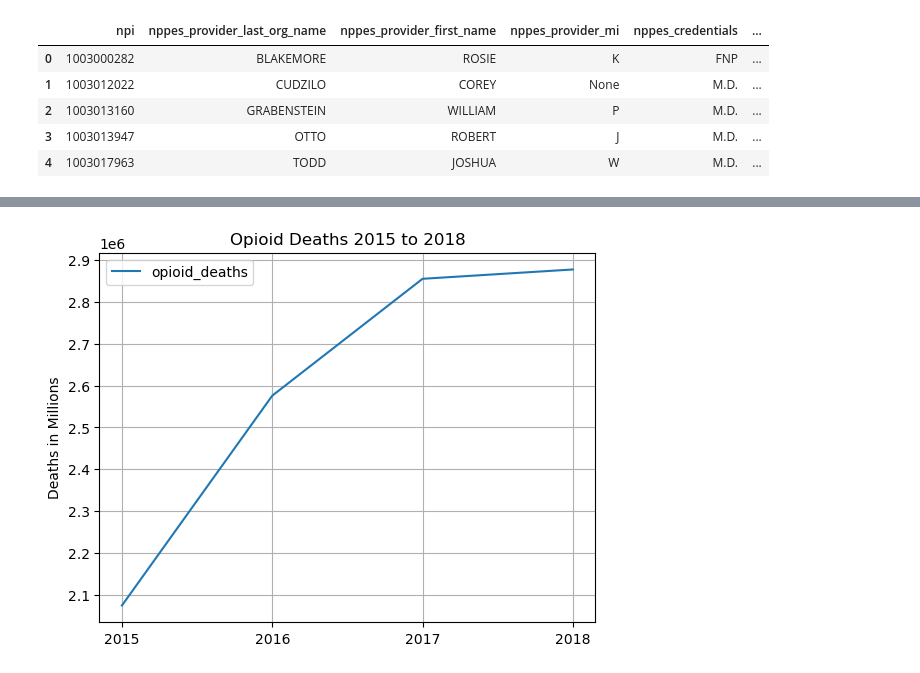
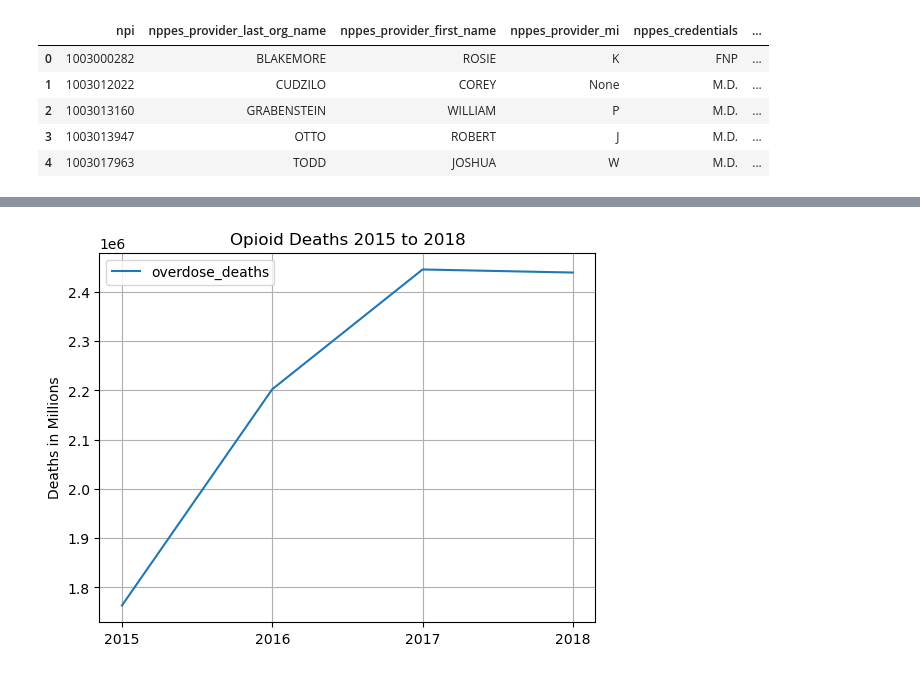
Before and after one commit to NSS-Data-Analytics-Cohort-16/da16-prescribers-python-DSVaughan266, a Jupyter notebook: notebooks/prescribers_connection_question3.ipynb, the cells around one changed output, grey strips where cells are left out. Drawn from its saved outputs; the diff is of its cells as text; code cells hidden in the pictures.

```diff
--- a/notebooks/prescribers_connection_question3.ipynb
+++ b/notebooks/prescribers_connection_question3.ipynb
@@ -88,8 +94,8 @@ GROUP BY od.year
 """
 # %%
 with engine.connect() as connection:
-    result = connection.execute(text(query5))
-    opioid_deaths = pd.DataFrame(result.fetchall(), columns=result.keys())
+    result = connection.execute(text(query3))
+    overdose_deaths = pd.DataFrame(result.fetchall(), columns=result.keys())
 
-opioid_deaths
+overdose_deaths
 # %% [output]
@@ -100,0 +115,3 @@ opioid_deaths
+# %%
+overdose_deaths_year = overdose_deaths.groupby('year')['overdose_deaths'].sum().reset_index()
+overdose_deaths_year
@@ -103,11 +126,13 @@ import matplotlib.pyplot as plt
 # %%
 #opioid_deaths['year'] = opioid_deaths['year'].astype(int)
 # %%
-opioid_deaths.plot(kind='line', x='year', y='opioid_deaths')
-plt.xticks(opioid_deaths['year'])
+overdose_deaths_year.plot(kind='line', x='year', y='overdose_deaths')
+plt.xticks(overdose_deaths_year['year'])
 plt.ylabel('Deaths in Millions')
 plt.xlabel('')
 plt.title('Opioid Deaths 2015 to 2018')
 plt.grid(True)
+
+plt.show()
 # %% [output]
-[figure, old version]
+[figure, new version]
```
Also changed, not shown: parts of 3 cells of this notebook, 4 other files.
